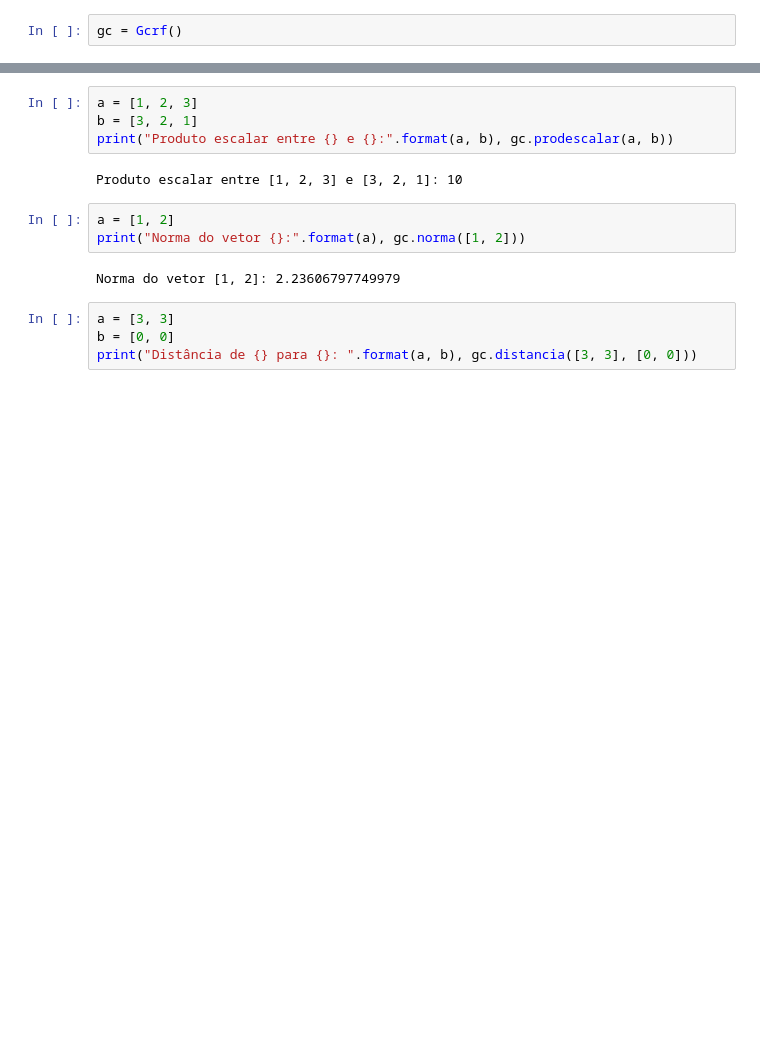
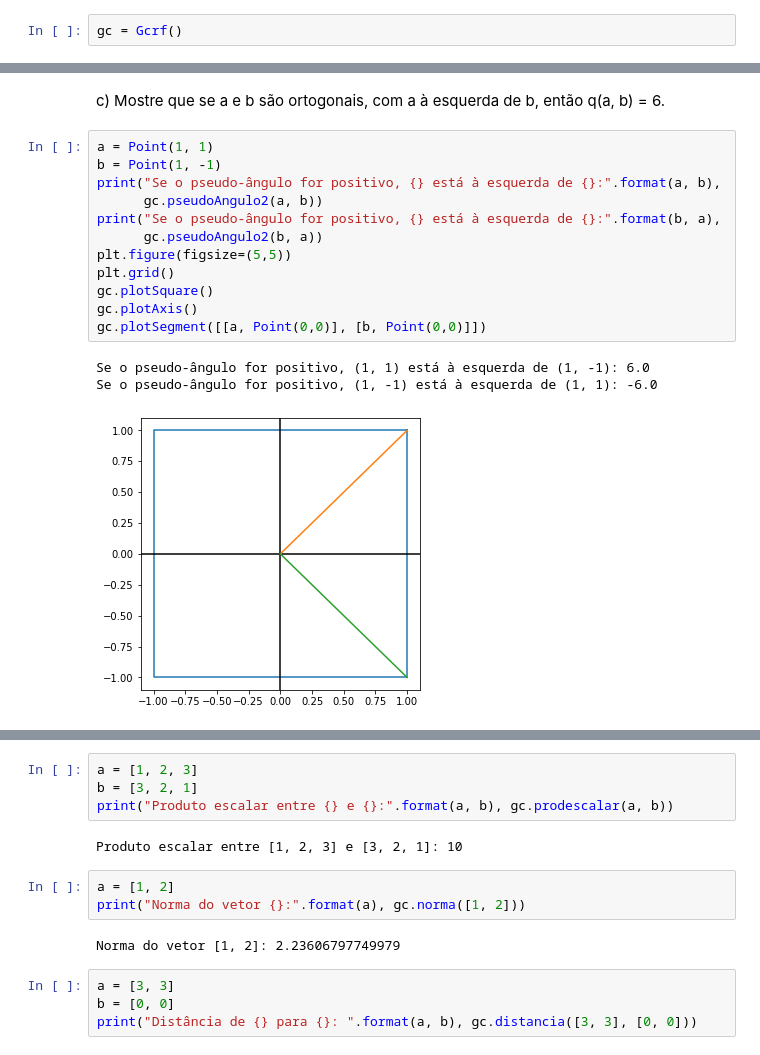
Before and after one commit to romulofff/UFC-Mestrado-GeometriaComputacional, a Jupyter notebook: tarefa02/tarefa02.ipynb, the cells around one changed output, grey strips where cells are left out. Saved outputs shown, nothing was run; the diff lists cells and outputs as text; blank space fills up the shorter version.

```diff
--- a/tarefa02/tarefa02.ipynb
+++ b/tarefa02/tarefa02.ipynb
@@ -10,0 +43,18 @@ gc = Gcrf()
+# %% [markdown]
+c) Mostre que se a e b são ortogonais, com a à esquerda de b, então q(a, b) = 6.
+# %%
+a = Point(1, 1)
+b = Point(1, -1)
+print("Se o pseudo-ângulo for positivo, {} está à esquerda de {}:".format(a, b),
+      gc.pseudoAngulo2(a, b))
+print("Se o pseudo-ângulo for positivo, {} está à esquerda de {}:".format(b, a),
+      gc.pseudoAngulo2(b, a))
+plt.figure(figsize=(5,5))
+plt.grid()
+gc.plotSquare()
+gc.plotAxis()
+gc.plotSegment([[a, Point(0,0)], [b, Point(0,0)]])
+# %% [output]
+Se o pseudo-ângulo for positivo, (1, 1) está à esquerda de (1, -1): 6.0
+Se o pseudo-ângulo for positivo, (1, -1) está à esquerda de (1, 1): -6.0
+[figure, added]
```
Also changed, not shown: parts of 27 cells of this notebook, 3 other files.
